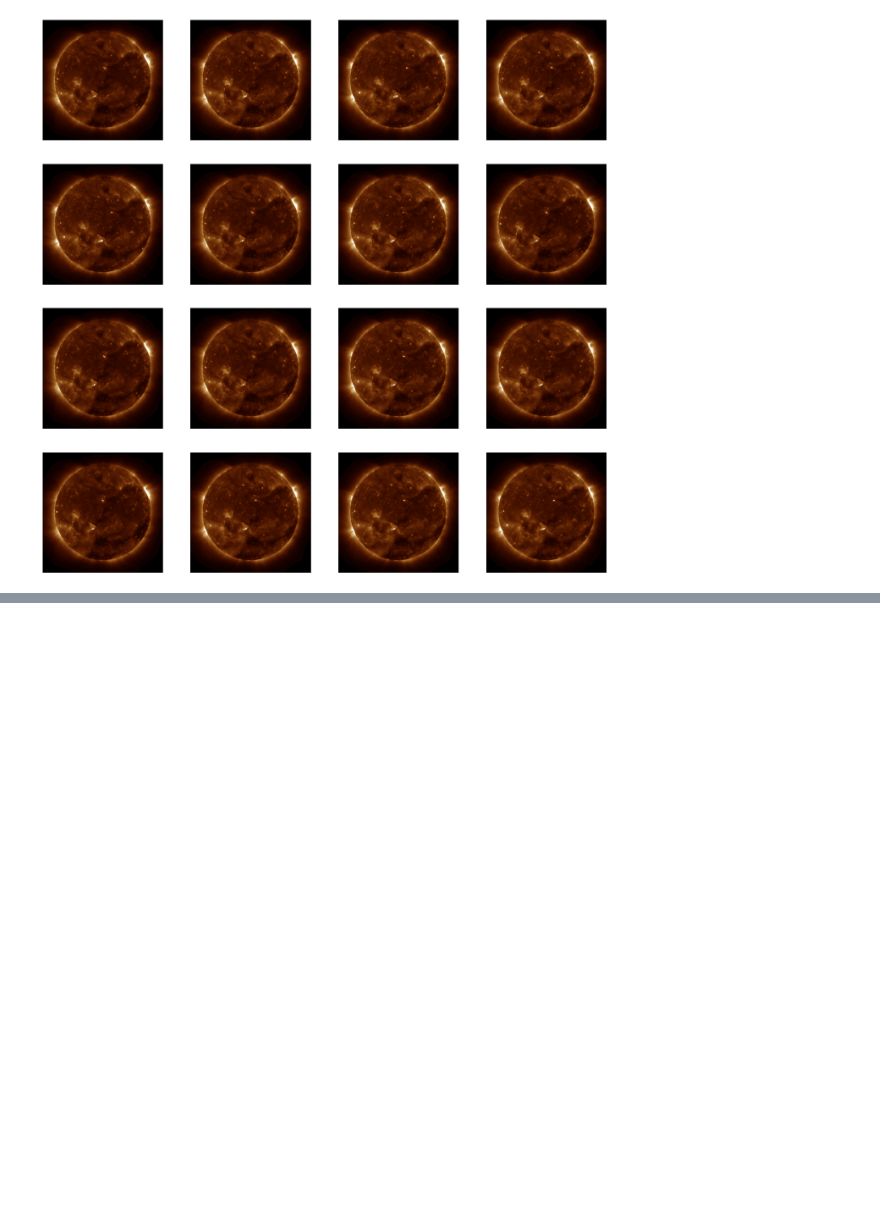
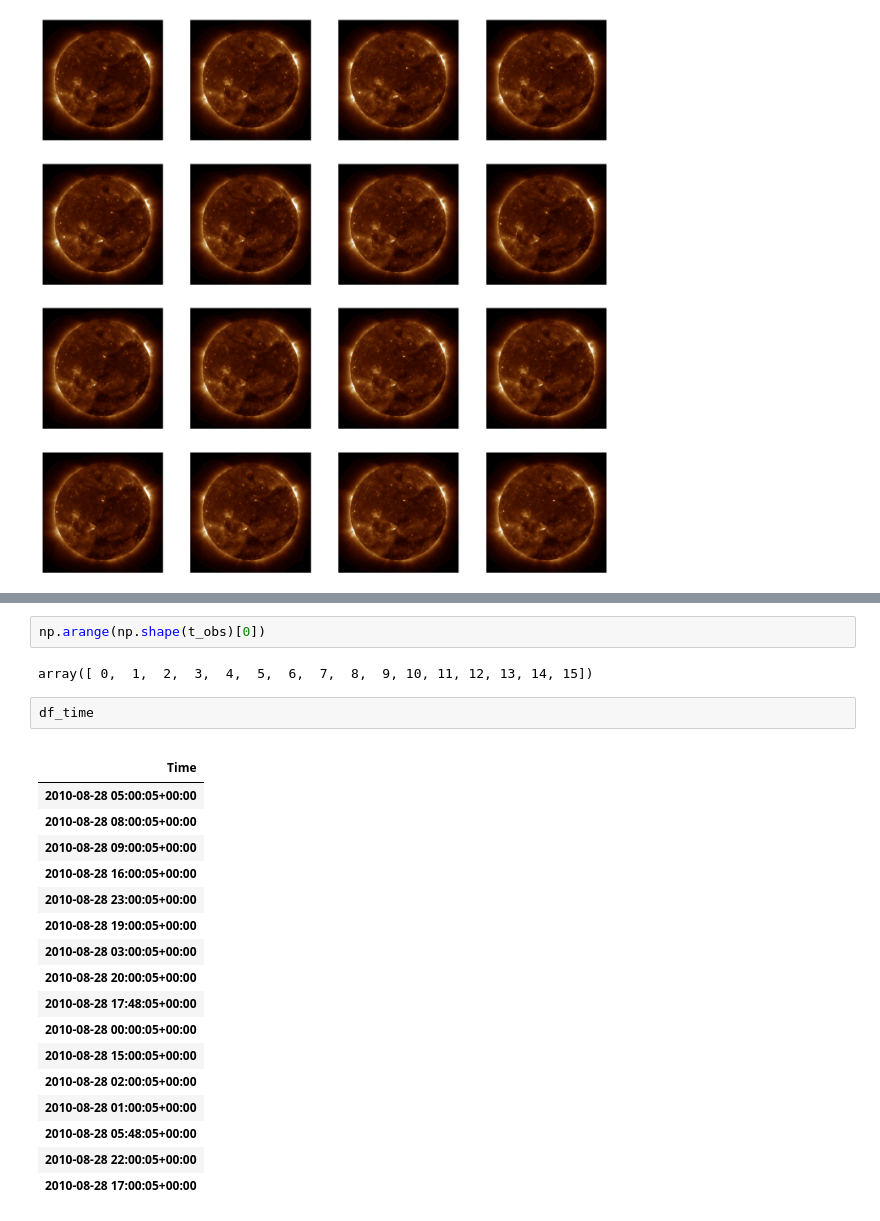
Before and after one commit to i4Ds/sdo-cli, a Jupyter notebook: notebooks/SDOMLv2Dataset.ipynb, the cells around one changed output, grey strips where cells are left out. Saved outputs shown, nothing was run; the diff lists cells and outputs as text; blank space fills up the shorter version.

```diff
--- a/notebooks/SDOMLv2Dataset.ipynb
+++ b/notebooks/SDOMLv2Dataset.ipynb
@@ -121,0 +534,25 @@ TypeError: default_collate: batch must contain tensors, numpy arrays, numbers, d
+# %%
+np.arange(np.shape(t_obs)[0])
+# %% [output]
+array([ 0,  1,  2,  3,  4,  5,  6,  7,  8,  9, 10, 11, 12, 13, 14, 15])
+# %%
+df_time
+# %% [output]
+|  |
+| Time |
+| 2010-08-28 05:00:05+00:00 |
+| 2010-08-28 08:00:05+00:00 |
+| 2010-08-28 09:00:05+00:00 |
+| 2010-08-28 16:00:05+00:00 |
+| 2010-08-28 23:00:05+00:00 |
+| 2010-08-28 19:00:05+00:00 |
+| 2010-08-28 03:00:05+00:00 |
+| 2010-08-28 20:00:05+00:00 |
+| 2010-08-28 17:48:05+00:00 |
+| 2010-08-28 00:00:05+00:00 |
+| 2010-08-28 15:00:05+00:00 |
+| 2010-08-28 02:00:05+00:00 |
+| 2010-08-28 01:00:05+00:00 |
+| 2010-08-28 05:48:05+00:00 |
+| 2010-08-28 22:00:05+00:00 |
+| 2010-08-28 17:00:05+00:00 |
```
Also changed, not shown: parts of 13 cells of this notebook, 1 other file.
